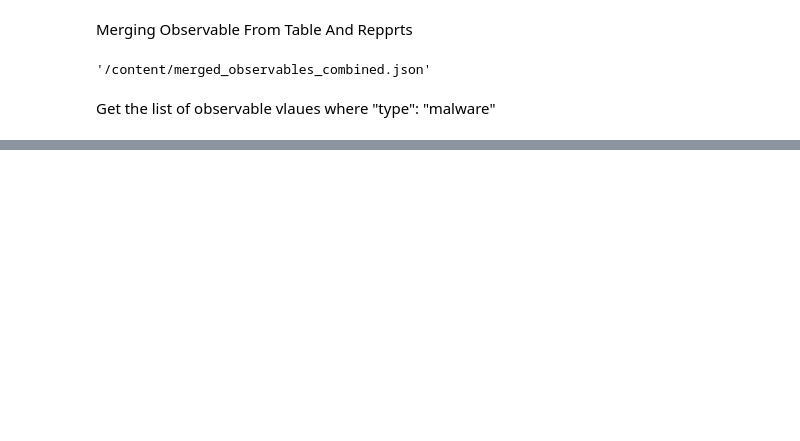
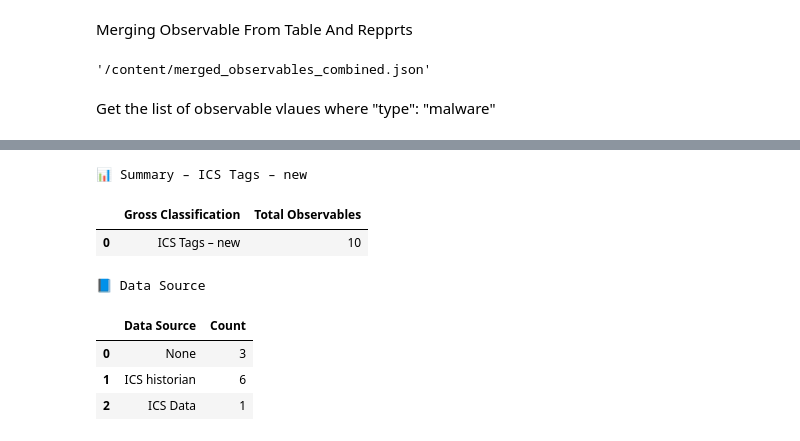
Before and after one commit to dorinhazan/FinalProject-DataScience, a Jupyter notebook: final_statistics.ipynb, the cells around one changed output, grey strips where cells are left out. Cells and saved outputs as stored; diff of their text form; code cells hidden in the pictures; blank space fills up the shorter version.

```diff
--- a/final_statistics.ipynb
+++ b/final_statistics.ipynb
@@ -138,0 +312,55 @@ print(df_category_stats)
+# %%
+# Filter observables with "gross_classification": "ICS Tags – new"
+ics_tags_observables = [
+    obs for obs in all_observables if obs.get("gross_classification") == "ICS Tags – new"
+]
+
+# Count how many there are
+ics_tags_count = len(ics_tags_observables)
+
+# Extract and count unique "data_source" values
+data_sources = [obs.get("data_source", "N/A") for obs in ics_tags_observables]
+data_source_counts = Counter(data_sources)
+
+# Create styled table
+summary_df = pd.DataFrame([{
+    "Gross Classification": "ICS Tags – new",
+    "Total Observables": ics_tags_count
+}])
+
+data_source_df = pd.DataFrame.from_dict(data_source_counts, orient="index", columns=["Count"])
+data_source_df.index.name = "Data Source"
+data_source_df.reset_index(inplace=True)
+
+# Styling function
+def styled_table(df, title):
+    return (
+        df.style
+        .set_caption(title)
+        .set_table_styles([
+            {'selector': 'caption',
+             'props': [('font-size', '18px'), ('font-weight', 'bold'), ('text-align', 'left'), ('margin-bottom', '10px')]},
+            {'selector': 'th',
+             'props': [('text-align', 'left'), ('background-color', '#f2f2f2')]},
+            {'selector': 'td',
+             'props': [('text-align', 'left'), ('white-space', 'pre-wrap')]}
+        ])
+        .set_properties(**{
+            'border': '1px solid black',
+            'padding': '6px',
+            'vertical-align': 'top'
+        })
+    )
+
+# Display both tables
+display(styled_table(summary_df, "📊 Summary – ICS Tags – new"))
+display(styled_table(data_source_df, "📘 Data Source"))
+# %% [output]
+📊 Summary – ICS Tags – new
+|  | Gross Classification | Total Observables |
+| 0 | ICS Tags – new | 10 |
+📘 Data Source
+|  | Data Source | Count |
+| 0 | None | 3 |
+| 1 | ICS historian | 6 |
+| 2 | ICS Data | 1 |
```
Also changed, not shown: parts of 9 cells of this notebook.
